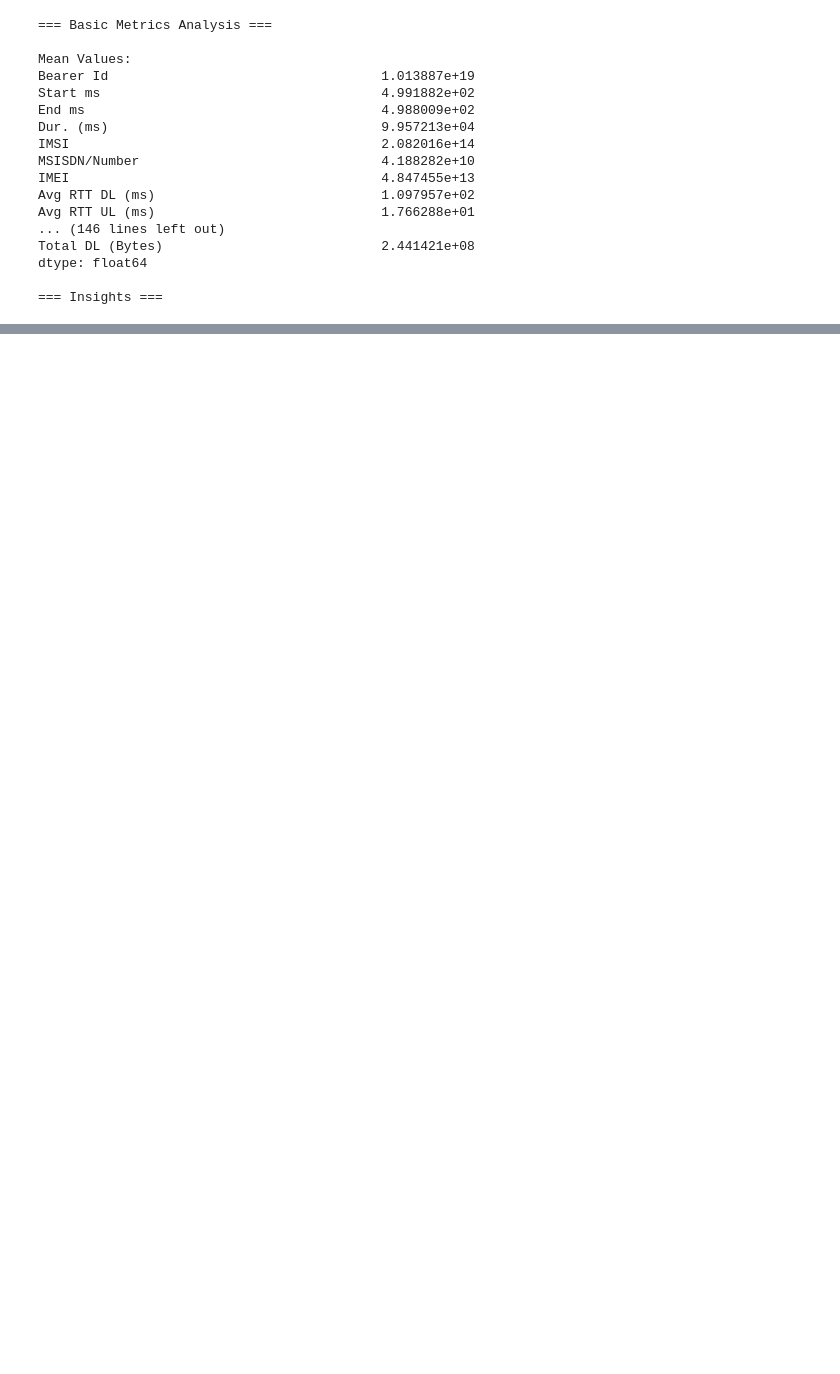
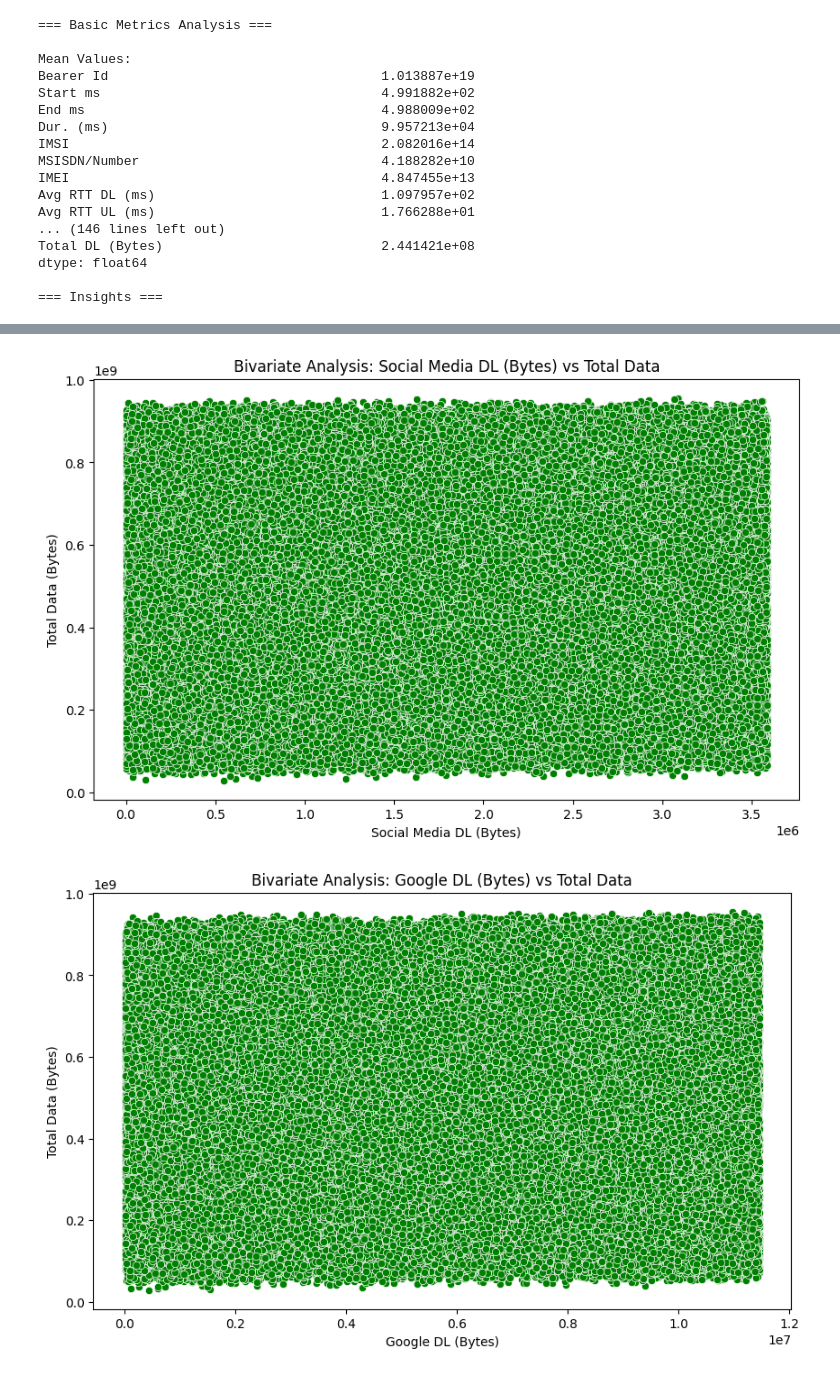
Before and after one commit to Azazh/Telecom-Profitability-Analysis-and-Strategic-Growth-Assessment, a Jupyter notebook: notebooks/exploratory_data_analysis.ipynb, the cells around one changed output, grey strips where cells are left out. Drawn from its saved outputs; the diff is of its cells as text; code cells hidden in the pictures; blank space fills up the shorter version.

Commit message:
Correlation Analysis, Univariate Analysis,Bivariate Analysis, Dimensionality Reduction

```diff
--- a/notebooks/exploratory_data_analysis.ipynb
+++ b/notebooks/exploratory_data_analysis.ipynb
@@ -77,0 +126,6 @@ dtype: float64
+# %%
+# Bivariate Analysis
+eda.bivariate_analysis()
+# %% [output]
+[figure, added]
+[figure, added]
```
Also changed, not shown: parts of 10 cells of this notebook, 2 other files.
